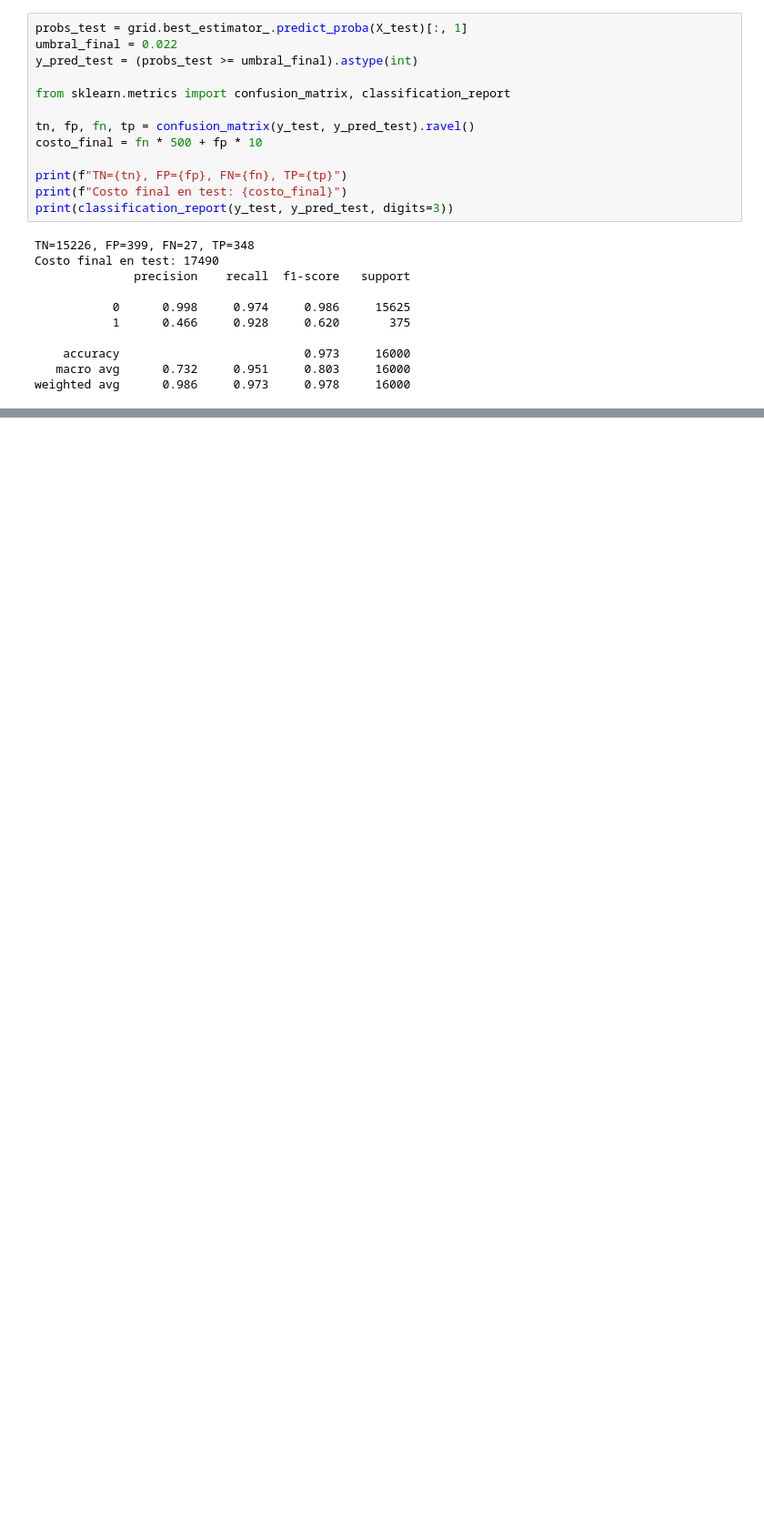
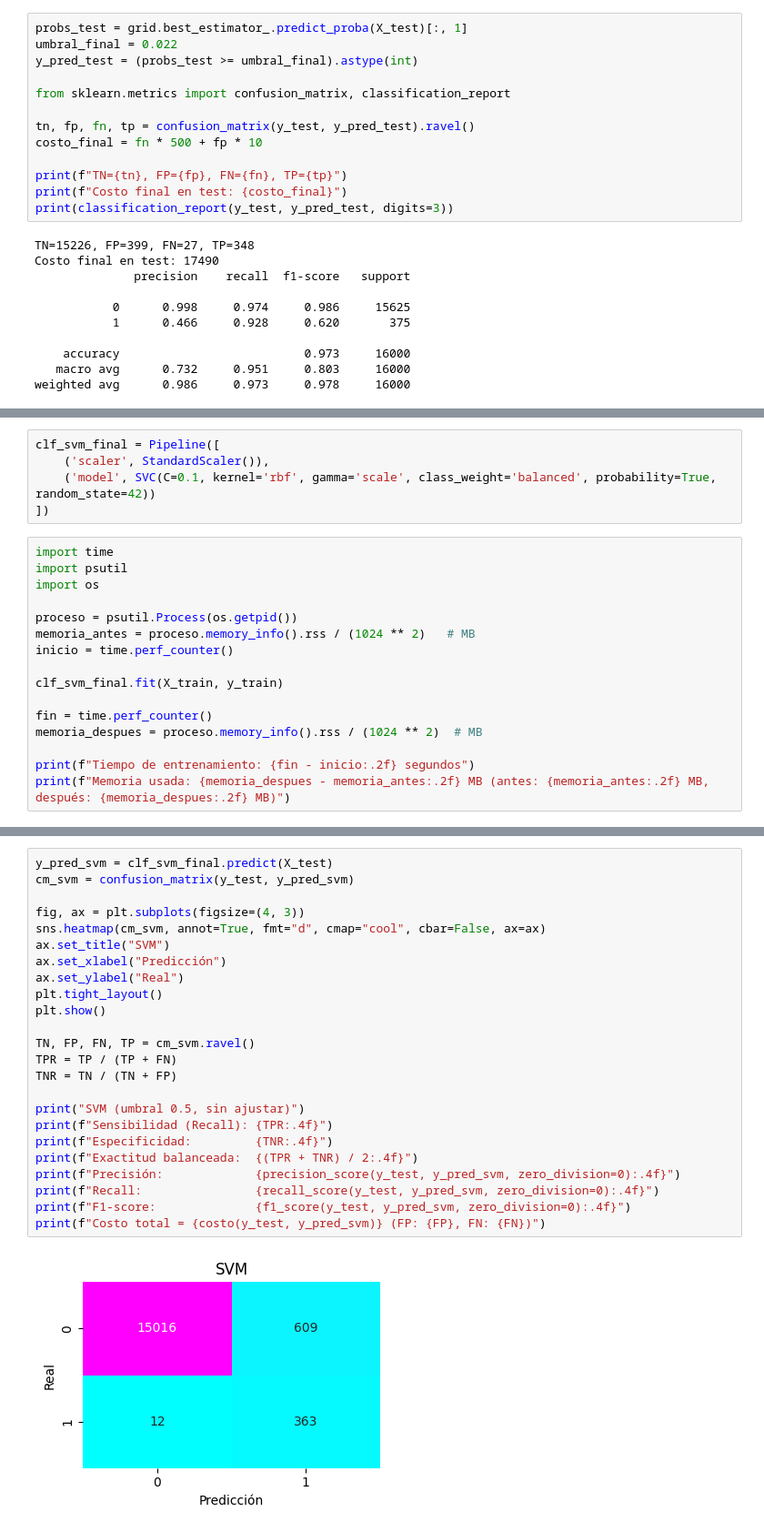
Before and after one commit to gonza29811/TP-AdMaq, a Jupyter notebook: Scania.ipynb, the cells around one changed output, grey strips where cells are left out. Shown at 91% size. Cells and saved outputs as stored; diff of their text form; blank space fills up the shorter version.

```diff
--- a/Scania.ipynb
+++ b/Scania.ipynb
@@ -377,0 +584,21 @@ weighted avg      0.986     0.973     0.978     16000
+# %%
+clf_svm_final = Pipeline([
+    ('scaler', StandardScaler()),
+    ('model', SVC(C=0.1, kernel='rbf', gamma='scale', class_weight='balanced', probability=True, random_state=42))
+])
+# %%
+import time
+import psutil
+import os
+
+proceso = psutil.Process(os.getpid())
+memoria_antes = proceso.memory_info().rss / (1024 ** 2)   # MB
+inicio = time.perf_counter()
+
+clf_svm_final.fit(X_train, y_train)
+
+fin = time.perf_counter()
+memoria_despues = proceso.memory_info().rss / (1024 ** 2)  # MB
+
+print(f"Tiempo de entrenamiento: {fin - inicio:.2f} segundos")
+print(f"Memoria usada: {memoria_despues - memoria_antes:.2f} MB (antes: {memoria_antes:.2f} MB, después: {memoria_despues:.2f} MB)")
@@ -377,0 +608,26 @@ weighted avg      0.986     0.973     0.978     16000
+# %%
+y_pred_svm = clf_svm_final.predict(X_test)
+cm_svm = confusion_matrix(y_test, y_pred_svm)
+
+fig, ax = plt.subplots(figsize=(4, 3))
+sns.heatmap(cm_svm, annot=True, fmt="d", cmap="cool", cbar=False, ax=ax)
+ax.set_title("SVM")
+ax.set_xlabel("Predicción")
+ax.set_ylabel("Real")
+plt.tight_layout()
+plt.show()
+
+TN, FP, FN, TP = cm_svm.ravel()
+TPR = TP / (TP + FN)
+TNR = TN / (TN + FP)
+
+print("SVM (umbral 0.5, sin ajustar)")
+print(f"Sensibilidad (Recall): {TPR:.4f}")
+print(f"Especificidad:         {TNR:.4f}")
+print(f"Exactitud balanceada:  {(TPR + TNR) / 2:.4f}")
+print(f"Precisión:             {precision_score(y_test, y_pred_svm, zero_division=0):.4f}")
+print(f"Recall:                {recall_score(y_test, y_pred_svm, zero_division=0):.4f}")
+print(f"F1-score:              {f1_score(y_test, y_pred_svm, zero_division=0):.4f}")
+print(f"Costo total = {costo(y_test, y_pred_svm)} (FP: {FP}, FN: {FN})")
+# %% [output]
+[figure, added]
```
Also changed, not shown: parts of 46 cells of this notebook.
